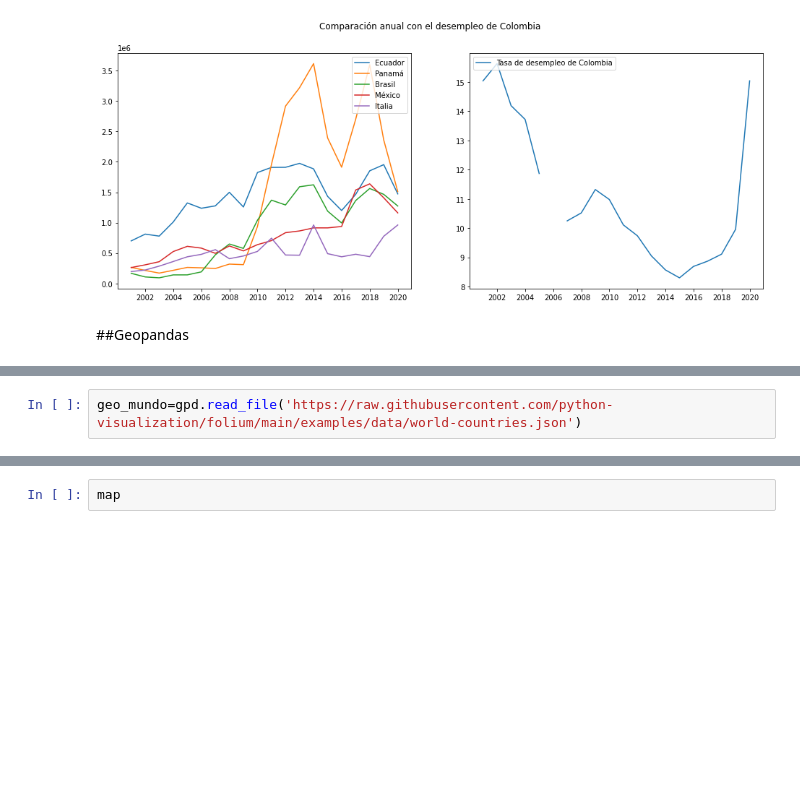
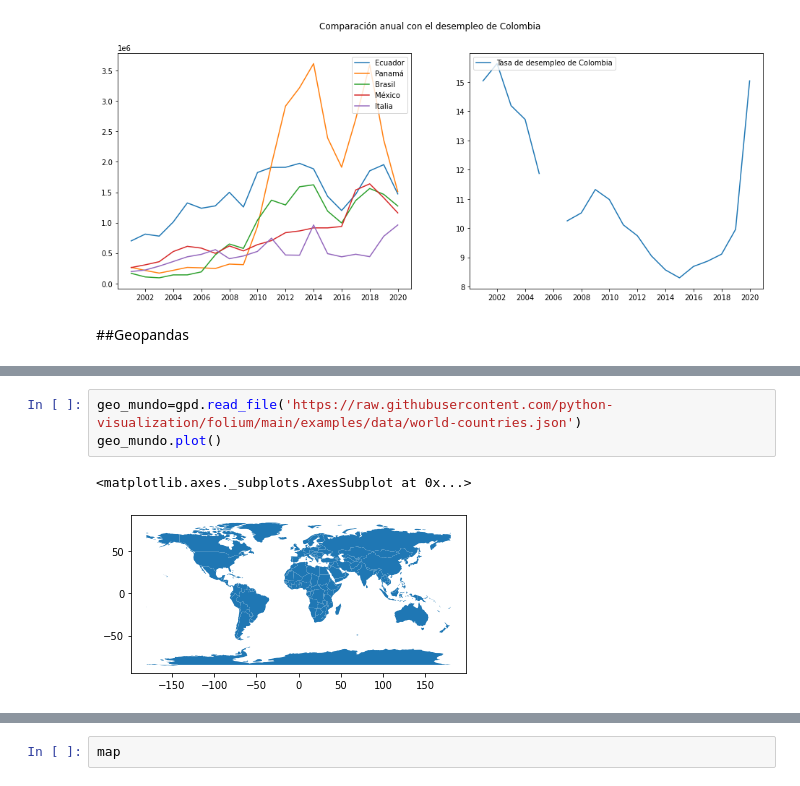
Before and after one commit to LuchoValr/Semillero, a Jupyter notebook: Proyecto_semillero_Avance1.ipynb, the cells around one changed output, grey strips where cells are left out. Saved outputs shown, nothing was run; the diff lists cells and outputs as text; blank space fills up the shorter version.

```diff
--- a/Proyecto_semillero_Avance1.ipynb
+++ b/Proyecto_semillero_Avance1.ipynb
@@ -288,6 +287,10 @@ expo_map3
 | 4621 | 63 | PAN | Exportadores | 2001 | 58747 |
 # %%
 geo_mundo=gpd.read_file('https://raw.githubusercontent.com/python-visualization/folium/main/examples/data/world-countries.json')
+geo_mundo.plot()
+# %% [output]
+<matplotlib.axes._subplots.AxesSubplot at 0x...>
+[figure, added]
 # %%
 map=folium.Map(location=[25,10],zoom_start=2)
 folium.Choropleth(
```
Also changed, not shown: parts of 2 cells of this notebook.
